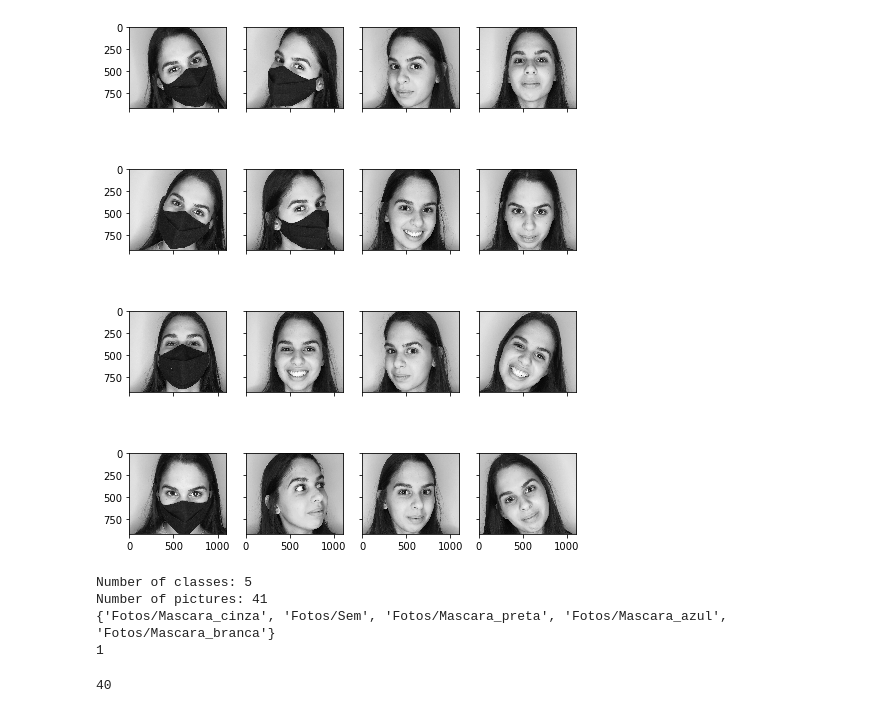
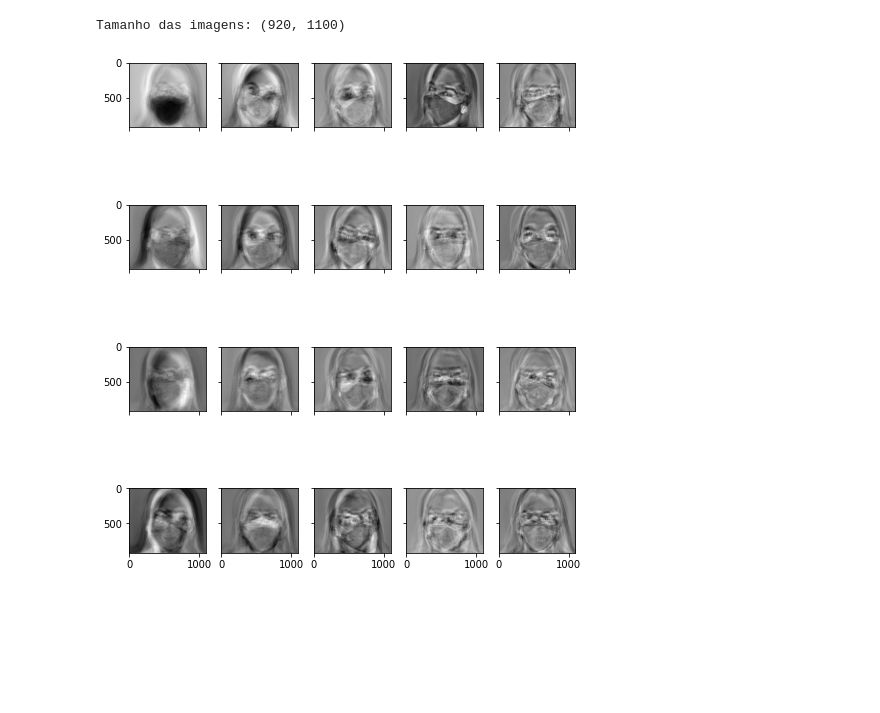
Before and after one commit to palomavb/Eigenfaces, a Jupyter notebook: Untitled1.ipynb, the cells around one changed output. Drawn from its saved outputs; the diff is of its cells as text; code cells hidden in the pictures; blank space fills up the shorter version.

Commit message:
Adicionando conclusões

```diff
--- a/Untitled1.ipynb
+++ b/Untitled1.ipynb
@@ -7,7 +8,5 @@ import numpy as np
 faces = {}
 with zipfile.ZipFile("Fotos.zip") as facezip:
     for filename in facezip.namelist():
-        if not filename.endswith(".jpeg"):
-            continue # not a face picture
         with facezip.open(filename) as image:
             faces[filename] = cv2.imdecode(np.frombuffer(image.read(), np.uint8), cv2.IMREAD_GRAYSCALE)
@@ -13,0 +23,19 @@ with zipfile.ZipFile("Fotos.zip") as facezip:
+# %%
+facematrix = []
+facelabel = []
+for key,val in faces.items():
+    if key == "Fotos/Mascara_cinza_001.jpeg":
+        continue # foto teste
+    if key == "Fotos/Mascara_azul_010.jpeg":
+        continue # foto teste
+    if key == "Fotos/Mascara_preta_010.jpeg":
+        continue # foto teste
+    if key == "Fotos/Mascara_branca_010.jpeg":
+        continue # foto teste
+    if key == "Fotos/Sem_010.jpeg":
+        continue # foto teste
+    facematrix.append(val.flatten())
+    facelabel.append(key.split("_0")[0]) #adiciona o 0, pois caso contrário corta em máscara
+
+facematrix = np.array(facematrix)
+print(len(facematrix))
@@ -14,38 +57,16 @@ with zipfile.ZipFile("Fotos.zip") as facezip:
+# %%
+faceshape = list(faces.values())[20].shape
+print("Tamanho das imagens:", faceshape)
+#todas foram cortadas utilizando o site https://www.iloveimg.com/crop-image a fim de garantir que tivessem o mesmo tamanho
+# %% [output]
+Tamanho das imagens: (920, 1100)
 # %%
-import matplotlib.pyplot as plt
+n_components = 36
+eigenfaces = pca.components_[:n_components]
 
-fig, axes = plt.subplots(4,4,sharex=True,sharey=True,figsize=(8,10))
-faceimages = list(faces.values())[-16:] # take last 16 images
-for i in range(16):
-    axes[i%4][i//4].imshow(faceimages[i], cmap="gray")
+fig, axes = plt.subplots(4,5,sharex=True,sharey=True,figsize=(8,10))
+for i in range(20):
+    axes[i%4][i//4].imshow(eigenfaces[i].reshape(faceshape), cmap="gray")
 plt.show()
 # %% [output]
-[figure, old version]
+[figure, new version]
-# %%
-...
-classes = set(filename.split("_0")[0] for filename in faces.keys())
-print("Number of classes:", len(classes))
-print("Number of pictures:", len(faces))
-print(classes)
-# %% [output]
-Number of classes: 5
-Number of pictures: 41
-{'Fotos/Mascara_cinza', 'Fotos/Sem', 'Fotos/Mascara_preta', 'Fotos/Mascara_azul', 'Fotos/Mascara_branca'}
-1
-# %%
-...
-# Take classes 1-39 for eigenfaces, keep entire class 40 and
-# image 10 of class 39 as out-of-sample test
-facematrix = []
-facelabel = []
-for key,val in faces.items():
-    if key == "Fotos/Mascara_cinza_001.jpeg":
-        continue # this is our test set
-    facematrix.append(val.flatten())
-    facelabel.append(key.split("_0")[0])
-
-# Create facematrix as (n_samples,n_pixels) matrix
-facematrix = np.array(facematrix)
-print(len(facematrix))
-# %% [output]
-40
```
Also changed, not shown: parts of 18 cells of this notebook.
